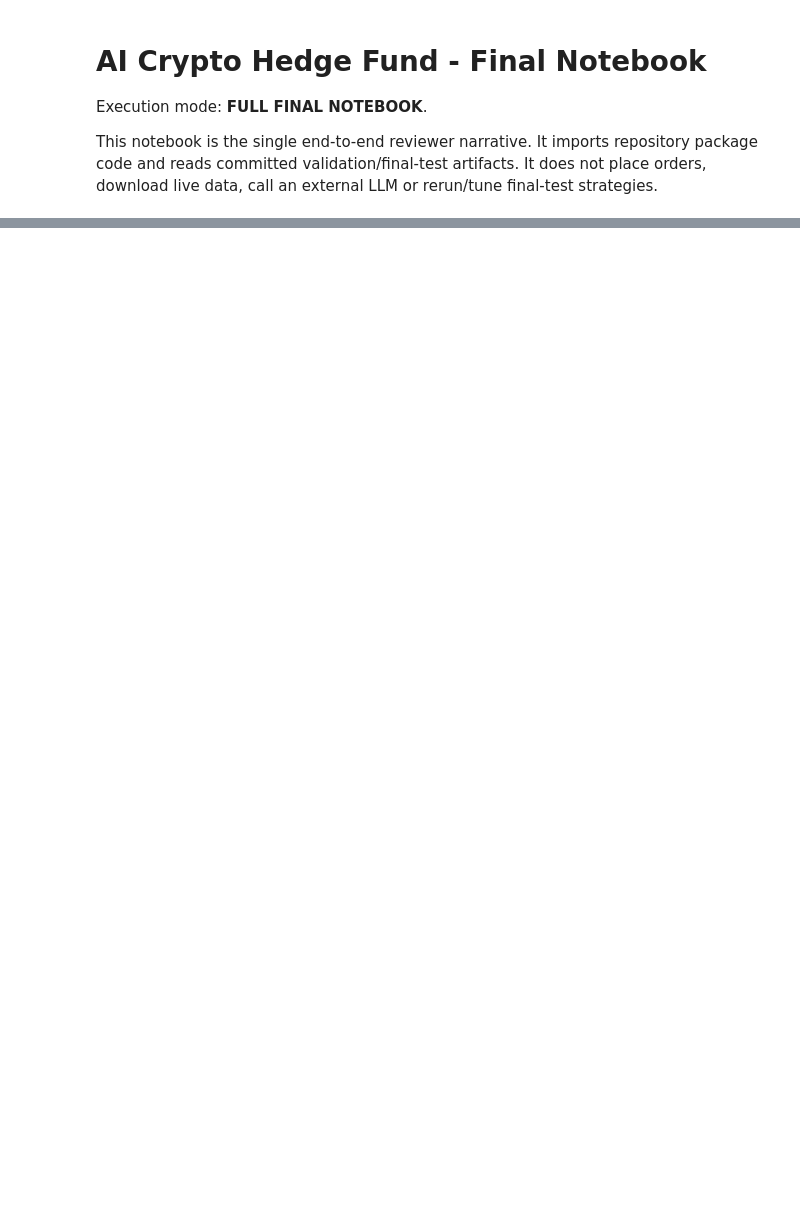
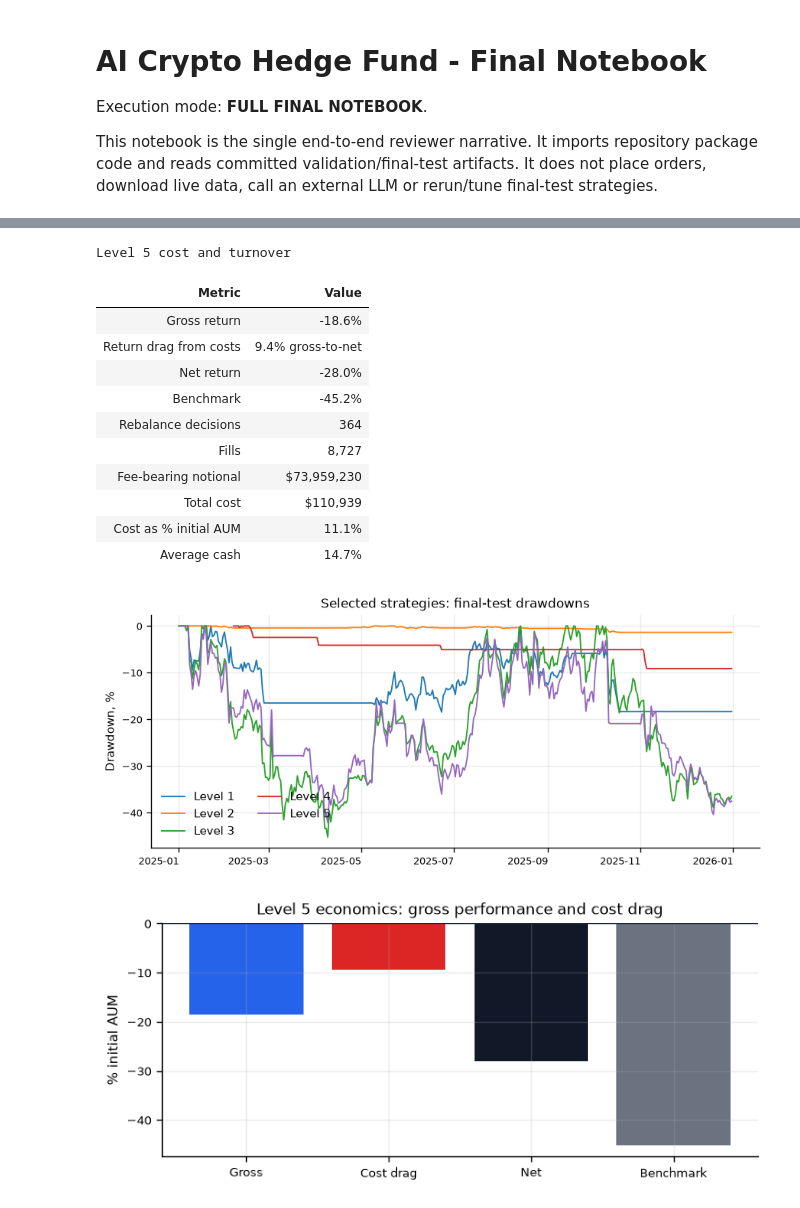
Before and after one commit to SergeySdv/ai-crypto-hedge-fund-research, a Jupyter notebook: notebooks/ai_crypto_hedge_fund.ipynb, the cells around one changed output, grey strips where cells are left out. Cells and saved outputs as stored; diff of their text form; code cells hidden in the pictures; blank space fills up the shorter version.

```diff
--- a/notebooks/ai_crypto_hedge_fund.ipynb
+++ b/notebooks/ai_crypto_hedge_fund.ipynb
@@ -364,0 +489,26 @@ news/sentiment ingestion. Those future items are not enabled in this MVP.
+# %%
+display(
+    show_frame(
+        level5_diagnostics_frame(ctx),
+        caption="Level 5 cost and turnover",
+    )
+)
+plot_level5_cost_decomposition(ctx)
+plot_return_overview(ctx)
+plot_selected_nav(ctx)
+plot_selected_drawdowns(ctx)
+# %% [output]
+Level 5 cost and turnover
+| Metric | Value |
+| Gross return | -18.6% |
+| Return drag from costs | 9.4% gross-to-net |
+| Net return | -28.0% |
+| Benchmark | -45.2% |
+| Rebalance decisions | 364 |
+| Fills | 8,727 |
+| Fee-bearing notional | $73,959,230 |
+| Total cost | $110,939 |
+| Cost as % initial AUM | 11.1% |
+| Average cash | 14.7% |
+[figure, added]
+[figure, added]
```
Also changed, not shown: parts of 46 cells of this notebook, 3 other files.
